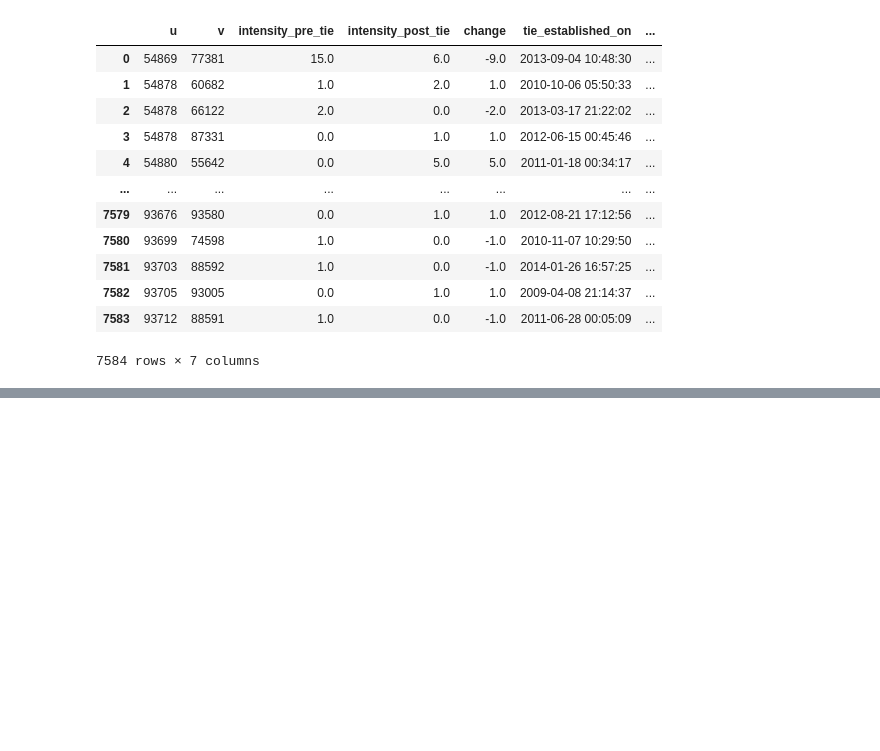
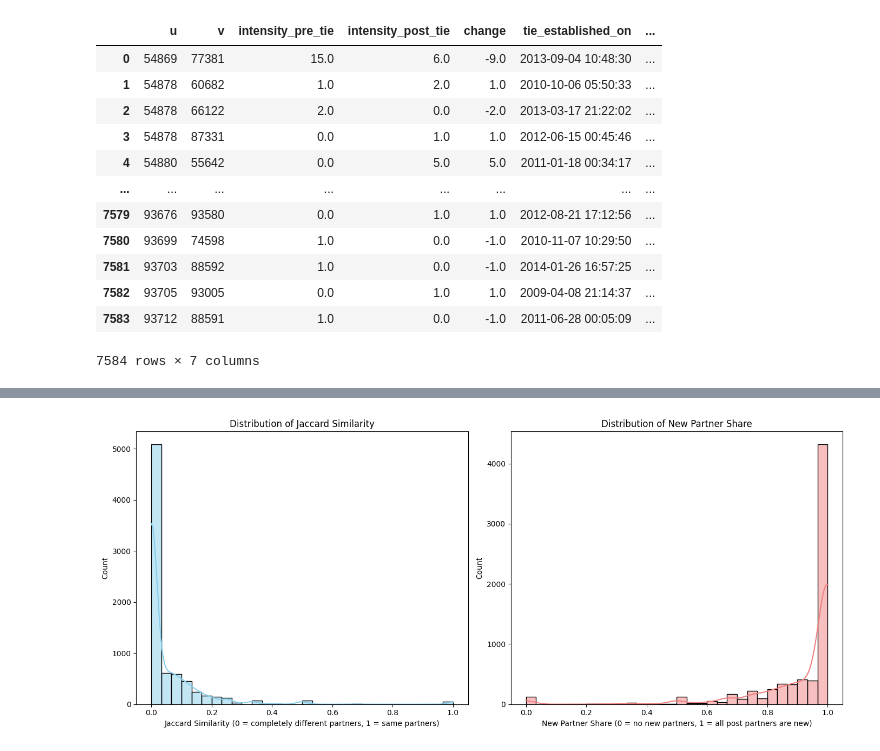
Before and after one commit to catchshashank/network-dynamics, a Jupyter notebook: notebooks/status-network-updated-v080326.ipynb, the cells around one changed output, grey strips where cells are left out. Cells and saved outputs as stored; diff of their text form; code cells hidden in the pictures; blank space fills up the shorter version.

```diff
--- a/notebooks/status-network-updated-v080326.ipynb
+++ b/notebooks/status-network-updated-v080326.ipynb
@@ -1032,0 +904,31 @@ plt.show()
+# %%
+import matplotlib.pyplot as plt
+import seaborn as sns
+
+# Recalculate interaction switching metrics with tie establishment dates
+switching_metrics_df = interaction_switching_metrics_tie_estab(
+    interactions=interactions_df,
+    tie_establishment_dates=tie_establishment_dates,
+    window_days=WINDOW_DAYS
+)
+
+plt.figure(figsize=(14, 6))
+
+# Plot Jaccard Similarity distribution
+plt.subplot(1, 2, 1)
+sns.histplot(switching_metrics_df['jaccard_similarity'].dropna(), bins=30, kde=True, color='skyblue')
+plt.title('Distribution of Jaccard Similarity')
+plt.xlabel('Jaccard Similarity (0 = completely different partners, 1 = same partners)')
+plt.ylabel('Count')
+
+# Plot New Partner Share distribution
+plt.subplot(1, 2, 2)
+sns.histplot(switching_metrics_df['new_partner_share'].dropna(), bins=30, kde=True, color='lightcoral')
+plt.title('Distribution of New Partner Share')
+plt.xlabel('New Partner Share (0 = no new partners, 1 = all post partners are new)')
+plt.ylabel('Count')
+
+plt.tight_layout()
+plt.show()
+# %% [output]
+[figure, added]
```
Also changed, not shown: parts of 13 cells of this notebook.
